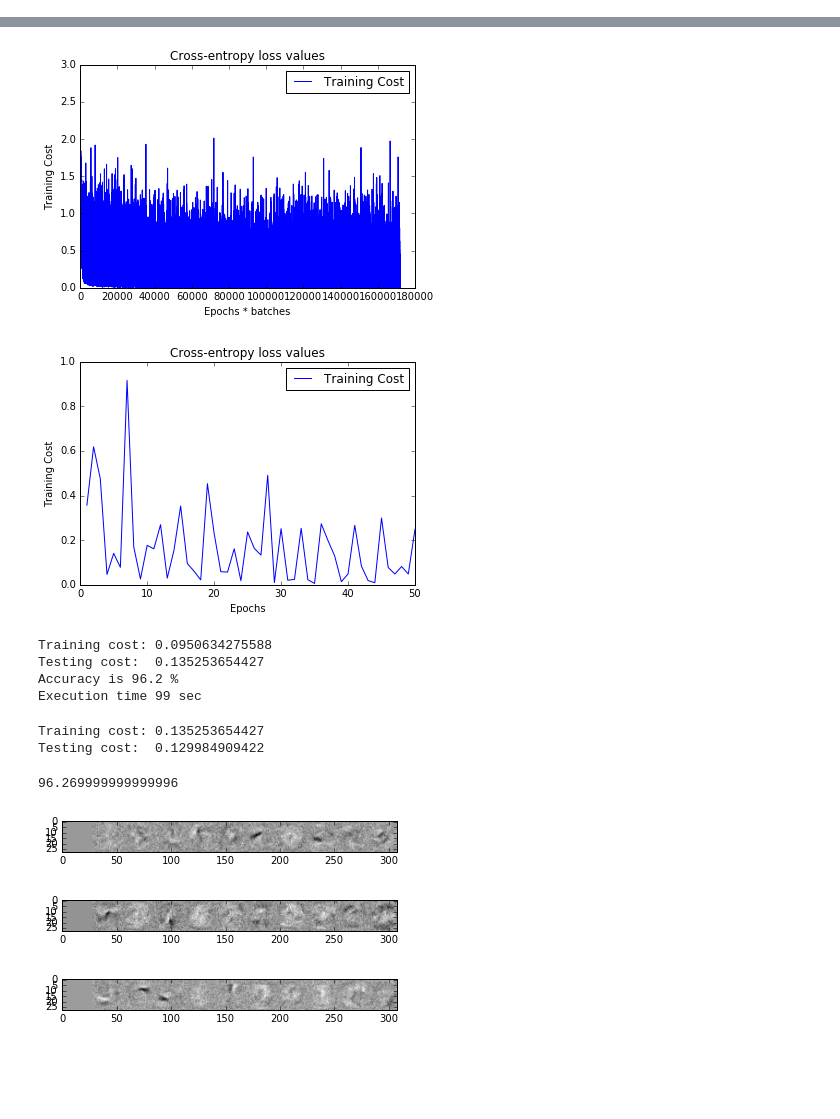
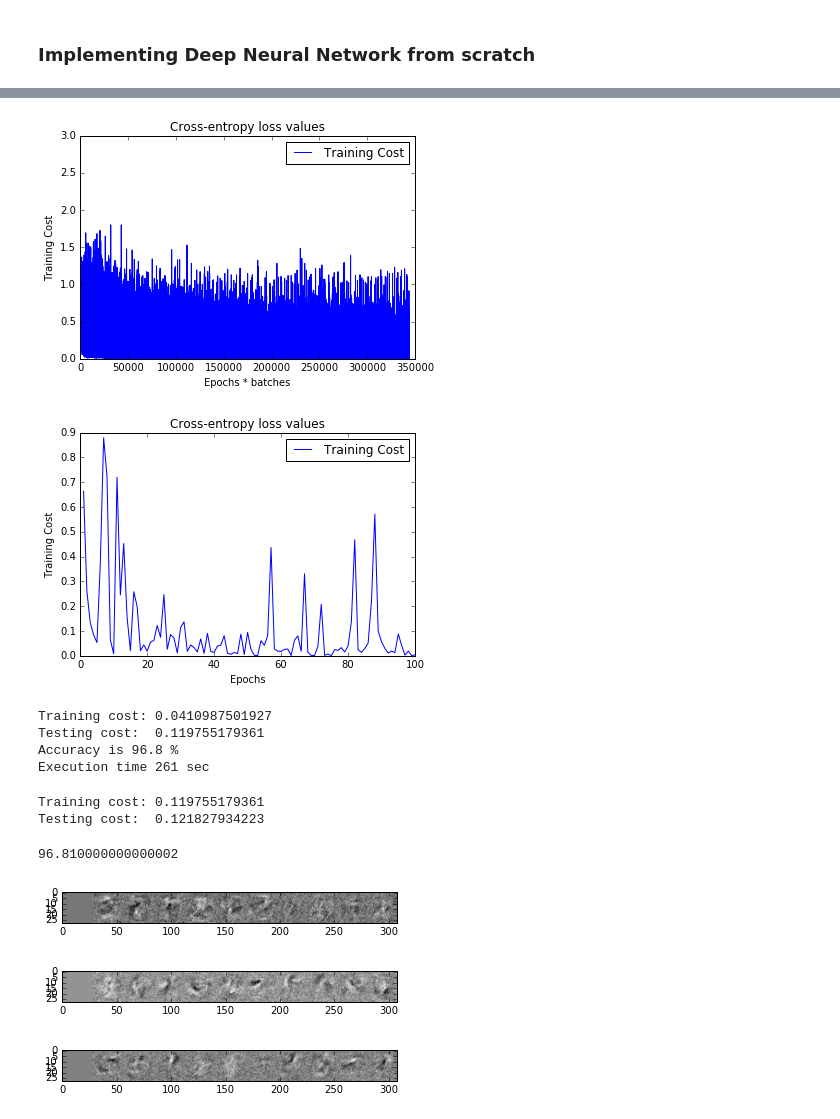
Before and after one commit to ArkAung/DNNfs, a Jupyter notebook: DNNFS testbed.ipynb, the cells around one changed output, grey strips where cells are left out. Drawn from its saved outputs; the diff is of its cells as text; code cells hidden in the pictures; blank space fills up the shorter version.

```diff
--- a/DNNFS testbed.ipynb
+++ b/DNNFS testbed.ipynb
@@ -1,3 +1,5 @@
+# %% [markdown]
+<h3>Implementing Deep Neural Network from scratch</h3>
 # %%
 %matplotlib inline
 
@@ -70,22 +72,6 @@ def grad_layer1(h1, y_hat, w_1, w_2, images, labels, alpha=0.):
     dJ_db1 = g
     return dJ_dw1, dJ_db1
 
-
-def gradJ_w2(h1, y_hat, images, labels, alpha=0.):
-    x = images
-    y = labels
-    return (y_hat - y).T.dot(h1)
-
-
-def gradJ_w1(h1, y_hat, w_1, w_2, images, labels, alpha=0.):
-    x = images
-    y = labels
-    dJ_dh1 = (y_hat - y).dot(w_2)
-    g = dJ_dh1 * relu_prime(x.dot(w_1.T))
-    # vec_input = x.reshape(x.shape[0] * x.shape[1], )
-    return g.T.dot(x)
-
-
 def gradientDescent(trainingimages, trainingLabels, alpha=0.):
     x = trainingimages
     y = trainingLabels
@@ -94,15 +80,14 @@ def gradientDescent(trainingimages, trainingLabels, alpha=0.):
     sample_size = x.shape[0]
     cost_history = np.array([])
     batch_history = np.array([])
-    epsilon = 0.00065
+    epsilon = 0.0006
 
     batch_size = 16
-    h_nodes = 30
-    epochs = 50
+    h_nodes = 40
+    epochs = 100
 
     mu, sigma = 0, 0.1
     w1 = np.random.normal(mu, sigma, (h_nodes, dimensions))
-    # TODO: ask professor whether using batch_size here is the right way (probably not)
     b1 = np.ones((1, h_nodes))
     w2 = np.random.normal(mu, sigma, (classes, h_nodes))
     b2 = np.ones((1, classes))
@@ -119,11 +104,9 @@ def gradientDescent(trainingimages, trainingLabels, alpha=0.):
             x_batch = x_s[start:end]
             y_batch = y_s[start:end]
             h1, y_hat = feedforward(w1, w2, b1, b2, x_batch, y_batch)  # Do feedforward pass
-            # gradw2 = gradJ_w2(h1, y_hat, x_batch, y_batch)
             gradw2, gradb2 = grad_layer2(h1, y_hat, x_batch, y_batch)
             w2 -= (epsilon * gradw2)
             b2 -= (epsilon * np.sum(gradb2, axis=0, keepdims=True))
-            # gradw1 = gradJ_w1(h1, y_hat, w1, w2, x_batch, y_batch)
             gradw1, gradb1 = grad_layer1(h1, y_hat, w1, w2, x_batch, y_batch)
             w1 -= (epsilon * gradw1)
             b1 -= (epsilon * np.sum(gradb1, axis=0, keepdims=True))
@@ -161,11 +144,11 @@ def report_accuracy(w1, w2, b1, b2, images, labels):
     return acc * 100
 
 
-def predict(image, label, weight):
-    predicted = np.argmax(image.dot(weight))
-    real = np.argmax(label)
+def predict(images, labels, w1, w2, b1, b2):
+    h1, y_hat = feedforward(w1, w2, b1, b2, images, labels)
+    predicted = np.argmax(y_hat)
+    real = np.argmax(labels)
     return predicted, real
-
 
 if __name__ == "__main__":
     # Load data
@@ -187,8 +170,4 @@ if __name__ == "__main__":
     print "Accuracy is", report_accuracy(w1, w2, b1, b2, validationImages, validationLabels), "%"
     dt = int(time.time() - start)
     print("Execution time %d sec" % dt)
-
-# testw = np.ndarray.flatten(w)
-# from scipy.optimize import check_grad
-# print "Check grad value is ", check_grad(J, gradJ, testw, trainingImages, trainingLabels, 1e2)
 # %% [output]
@@ -212,16 +191,16 @@ Epochs:  48 Cost:  0.0483615829279 ||w1|| : 21.657572323 ||w2|| : 10.955342533
-[figure, old version]
+[figure, new version]
-[figure, old version]
+[figure, new version]
-Training cost: 0.0950634275588
-Testing cost:  0.135253654427
-Accuracy is 96.2 %
-Execution time 99 sec
+Training cost: 0.0410987501927
+Testing cost:  0.119755179361
+Accuracy is 96.8 %
+Execution time 261 sec
 # %%
 reportCosts(w1, w2, b1, b2, validationImages, validationLabels, testingImages, testingLabels)
 report_accuracy(w1, w2, b1, b2, testingImages, testingLabels)
 # %% [output]
-Training cost: 0.135253654427
-Testing cost:  0.129984909422
+Training cost: 0.119755179361
+Testing cost:  0.121827934223
-96.269999999999996
+96.810000000000002
 # %%
         image = np.zeros((28,28))
         for i in xrange(0,10):
@@ -230,7 +209,7 @@ Testing cost:  0.129984909422
         img_plt = plt.imshow(image, cmap='gray')
         plt.show(img_plt)
 # %% [output]
-[figure, old version]
+[figure, new version]
 # %%
         image = np.zeros((28,28))
         for i in xrange(10,20):
@@ -239,7 +218,7 @@ Testing cost:  0.129984909422
         img_plt = plt.imshow(image, cmap='gray')
         plt.show(img_plt)
 # %% [output]
-[figure, old version]
+[figure, new version]
 # %%
         image = np.zeros((28,28))
         for i in xrange(20,30):
@@ -248,7 +227,7 @@ Testing cost:  0.129984909422
         img_plt = plt.imshow(image, cmap='gray')
         plt.show(img_plt)
 # %% [output]
-[figure, old version]
+[figure, new version]
 # %%
 image = w1[10].reshape(28,28)
 img_plt = plt.imshow(image, cmap='gray')
```
Also changed, not shown: parts of 5 cells of this notebook, 2 other files.
